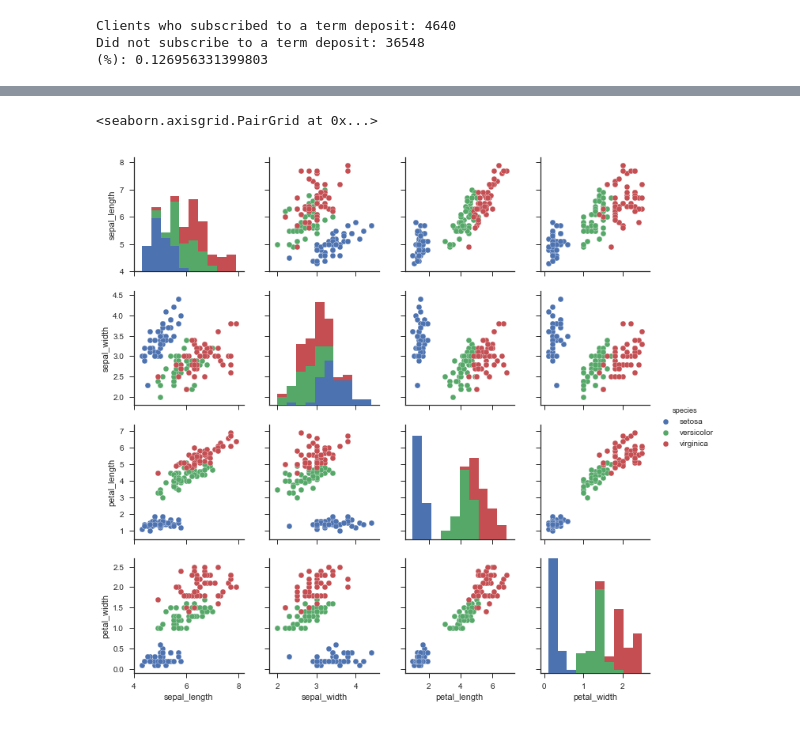
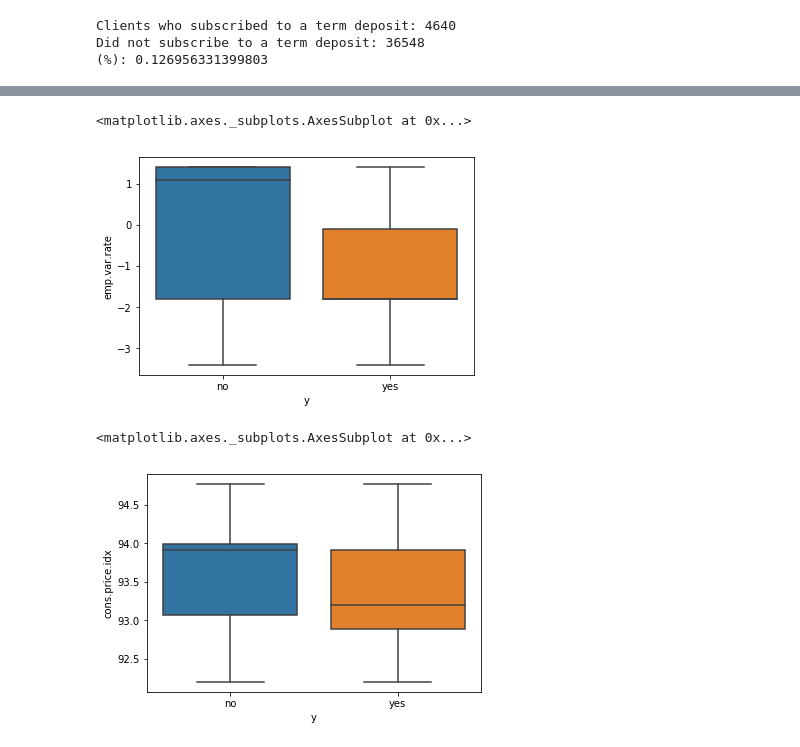
Before and after one commit to MitchellEwing/Drills, a Jupyter notebook: bootcamp/unit1/u1Capstone/u1Capstone.ipynb, the cells around one changed output, grey strips where cells are left out. Drawn from its saved outputs; the diff is of its cells as text; code cells hidden in the pictures.

```diff
--- a/bootcamp/unit1/u1Capstone/u1Capstone.ipynb
+++ b/bootcamp/unit1/u1Capstone/u1Capstone.ipynb
@@ -115,27 +116,0 @@ Name: euribor3m, dtype: float64
-# %%
-# Loading an example dataset provided by the seaborn package.
-tips = sns.load_dataset("tips")
-print(tips.head(n=4))
-
-# Creating variables for each of the 4 conditions to graph using the basic
-# matplotlib functionality.
-menlunchtip = tips.loc[(tips['sex']=='Male')&(tips['time']=='Lunch'),'tip']
-womenlunchtip = tips.loc[(tips['sex']=='Female')&(tips['time']=='Lunch'),'tip']
-mendinnertip = tips.loc[(tips['sex']=='Male')&(tips['time']=='Dinner'),'tip']
-womendinnertip = tips.loc[(tips['sex']=='Female')&(tips['time']=='Dinner'),'tip']
-
-
-# Setting the overall aesthetic.
-sns.set(style = 'ticks')
-# Tell seaborn about the structure of our data.
-g = sns.FacetGrid(tips, row="sex", col = "time")
-# Name the plot type and the variable to be plotted using the structure.
-g.map(plt.hist, "tip", color="steelblue", lw=0)
-# Moving the plots apart to make room for our titles.
-plt.subplots_adjust(top=0.9)
-# Making a more informative axis name.
-g.set_axis_labels('Tip in USD')
-plt.suptitle('Plot 2: Meal Tips by Gender and Time')
-# Removing excess lines around the plot.
-sns.despine(trim=True)
-plt.show()
@@ -149,4 +116,0 @@ plt.show()
-# %%
-sns.set(style = 'ticks')
-df_test = sns.load_dataset('iris')
-df_test.tail()
@@ -160,5 +117,10 @@ df_test.tail()
-# %%
-sns.pairplot(df_test, hue = 'species')
-# %% [output]
-<seaborn.axisgrid.PairGrid at 0x...>
-[figure, removed]
+# %%
+sns.boxplot(x='y', y='emp.var.rate', data=df)
+# %% [output]
+<matplotlib.axes._subplots.AxesSubplot at 0x...>
+[figure, added]
+# %%
+sns.boxplot(x='y', y='cons.price.idx', data=df)
+# %% [output]
+<matplotlib.axes._subplots.AxesSubplot at 0x...>
+[figure, added]
```
Also changed, not shown: parts of 16 cells of this notebook.
